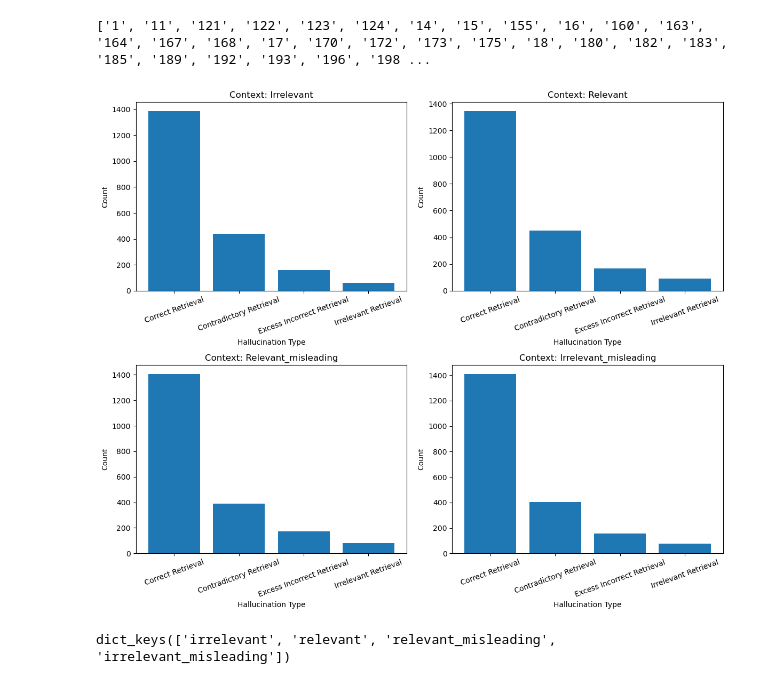
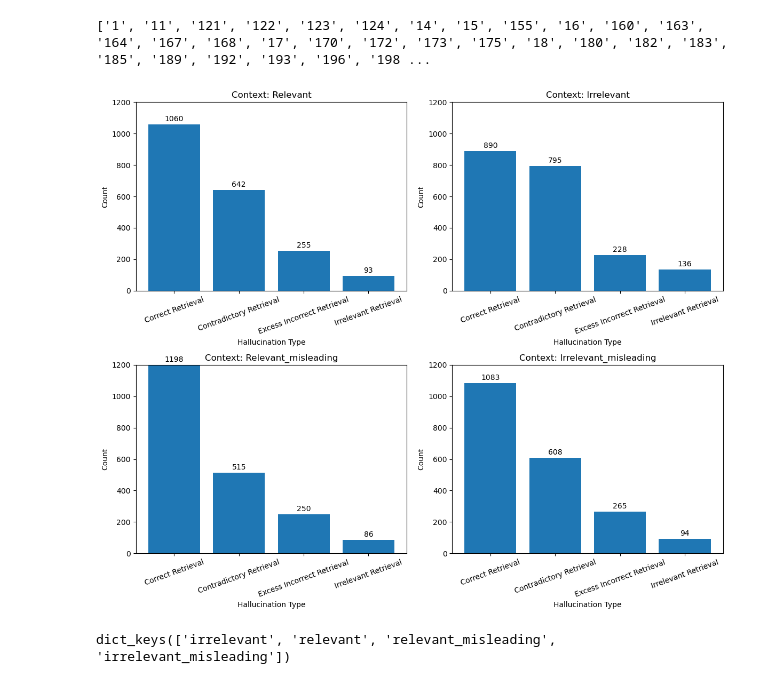
Before and after one commit to Adi-02/SNLP_Project, a Jupyter notebook: analysis_snlp/mean_scores_calculator.ipynb, the cells around one changed output. Saved outputs shown, nothing was run; the diff lists cells and outputs as text; code cells hidden in the pictures.

```diff
--- a/analysis_snlp/mean_scores_calculator.ipynb
+++ b/analysis_snlp/mean_scores_calculator.ipynb
@@ -21,7 +21,7 @@ all_rows = []
 
 for id in ids:
     try:
-        with open(f"updated_unique_responses/{id}.json", "r") as f:
+        with open(f"updated_unique_responses_block_top30/{id}.json", "r") as f:
             data = json.load(f)
             for category, entries in data.items():
                 for entry in entries:
@@ -58,8 +58,8 @@ score_var_matrices = {
 }
 
 bar_charts = {
+    "relevant": None,
     "irrelevant": None,
-    "relevant": None,
     "relevant_misleading": None,
     "irrelevant_misleading": None
 }
@@ -68,35 +68,40 @@ for context_key in score_mean_matrices.keys():
     bar_chart_df = df[df['context_category'] == context_key]
     hallucination_counts = bar_chart_df['hallucination_type'].value_counts().to_dict()
     bar_charts[context_key] = defaultdict(lambda: 0, hallucination_counts)
 
     for depth in depth_percentages_set:
         for context_length in context_length_set:
             filtered_df = df[(df['depth_percent'] == depth) & (df['context_length'] == context_length) & (df['context_category'] == context_key)]
 
             if not filtered_df.empty:
                 avg_val = filtered_df['scores'].mean()
                 # using population variance
                 var_val = filtered_df['scores'].var(ddof=0)
                 score_mean_matrices[context_key].loc[depth, context_length] = avg_val
                 score_var_matrices[context_key].loc[depth, context_length] = var_val
 
 # Assuming bar_charts has exactly 4 items
 fig, axes = plt.subplots(2, 2, figsize=(12, 10))  # 2 rows x 2 cols of subplots
 axes = axes.flatten()  # Flatten to make it easier to loop through
 
 for idx, (context_key, context_values) in enumerate(bar_charts.items()):
     ax = axes[idx]
     x_axis = ["Correct Retrieval", "Contradictory Retrieval", "Excess Incorrect Retrieval", "Irrelevant Retrieval"]
-    ax.bar(x_axis, [context_values[key] for key in x_axis])
+    bars = ax.bar(x_axis, [context_values[key] for key in x_axis])
     ax.set_xlabel("Hallucination Type")
     ax.set_ylabel("Count")
     ax.set_title("Context: " + context_key.capitalize())
     ax.tick_params(axis='x', rotation=20)
+    ax.set_ylim(0, 1200)
+    for bar in bars:
+        height = bar.get_height()
+        ax.text(bar.get_x() + bar.get_width() / 2, height + 10, str(int(height)),
+                ha='center', va='bottom', fontsize=10)
 
 plt.tight_layout()
 plt.show()
 # %% [output]
-[figure, old version]
+[figure, new version]
 # %%
 bar_charts.keys()
 # %% [output]
```
Also changed, not shown: parts of 2 cells of this notebook.
